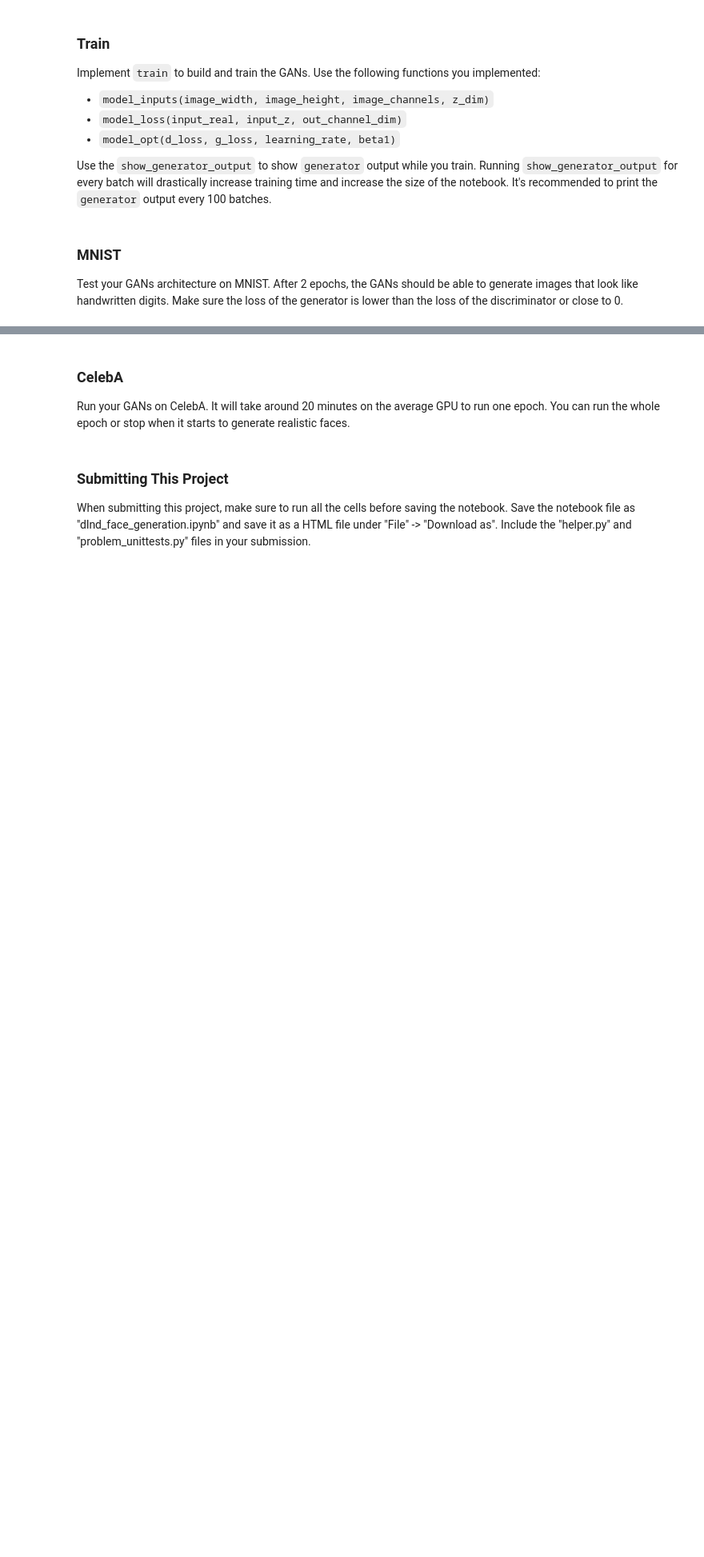
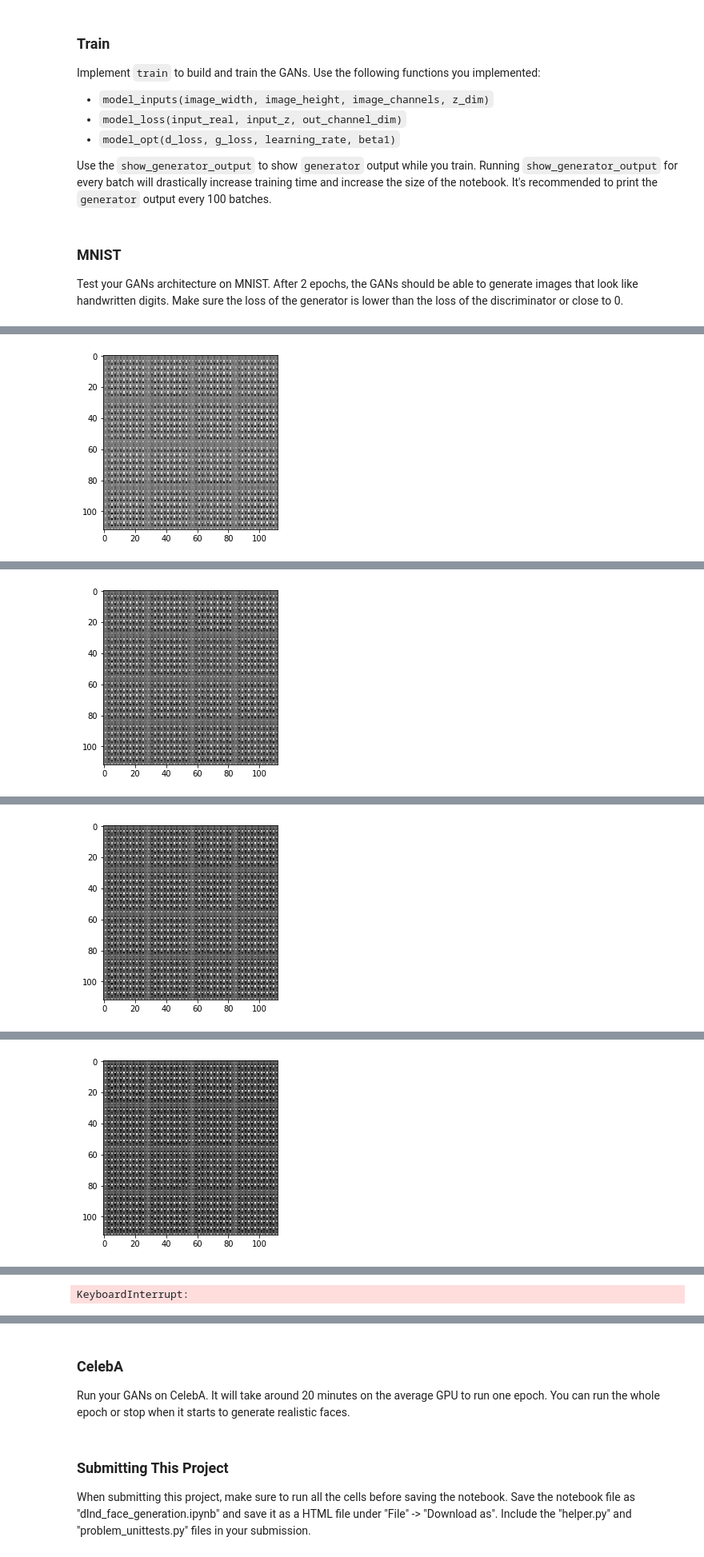
Before and after one commit to abhi1509/deep-learning, a Jupyter notebook: face_generation/dlnd_face_generation.ipynb, the cells around one changed output, grey strips where cells are left out. Shown: that part at 80% size. Cells and saved outputs as stored; diff of their text form; code cells hidden in the pictures; blank space fills up the shorter version.

```diff
--- a/face_generation/dlnd_face_generation.ipynb
+++ b/face_generation/dlnd_face_generation.ipynb
@@ -117,11 +118,11 @@ def model_inputs(image_width, image_height, image_channels, z_dim):
     """
     # TODO: Implement Function
 
-    input = tf.placeholder(tf.float32, (None, image_width, image_height, image_channels), name = 'input')
+    inputs = tf.placeholder(tf.float32, (None, image_width, image_height, image_channels), name = 'input')
     z = tf.placeholder(tf.float32, (None, z_dim), name = 'z')
     lr = tf.placeholder(tf.float32, name = 'learning_rate')
 
-    return input, z, lr
+    return inputs, z, lr
 
 
 """
@@ -195,15 +196,16 @@ def generator(z, out_channel_dim, is_train=True):
         x1 = tf.maximum(alpha*x1, x1)
         #7 x 7 x 512 now
 
-        x1 = tf.layers.conv2d_transpose(x1, filters=256, kernel_size=5, strides=2, padding='SAME')
+        x1 = tf.layers.conv2d_transpose(x1, filters=256, kernel_size=5, strides=1, padding='SAME')
         x1 = tf.layers.batch_normalization(x1, training=is_train)
         x1 = tf.maximum(alpha*x1, x1)
-        # 14 x 14 x256 now
+        # 7 x 7 x 256 now
 
-#         x1 = tf.layers.conv2d_transpose(x1, filters=128, kernel_size=5, strides=2, padding='SAME')
-#         x1 = tf.layers.batch_normalization(x1, training=is_train)
-#         x1 = tf.maximum(alpha*x1, x1)
-#         # 28,28,128 now
+
+        x1 = tf.layers.conv2d_transpose(x1, filters=128, kernel_size=5, strides=2, padding='SAME')
+        x1 = tf.layers.batch_normalization(x1, training=is_train)
+        x1 = tf.maximum(alpha*x1, x1)
+        # 14 x 14 128 now
 
         # Output layer, 28x28xout_channel_dim
         logits = tf.layers.conv2d_transpose(x1, filters=out_channel_dim, kernel_size=5, strides=2, padding='SAME')
@@ -338,21 +340,23 @@ def train(epoch_count, batch_size, z_dim, learning_rate, beta1, get_batches, dat
     :param data_shape: Shape of the data
     :param data_image_mode: The image mode to use for images ("RGB" or "L")
     """
-    n_samples, img_width, img_height, channels = data_shape
+    _, img_width, img_height, channels = data_shape
 
     input_real, input_z, lr = model_inputs(img_width, img_height, channels, z_dim)
     d_loss, g_loss = model_loss(input_real, input_z, channels)
-    d_train_opt, g_train_opt = model_opt(d_loss, g_loss, learning_rate, beta1)
+    d_train_opt, g_train_opt = model_opt(d_loss, g_loss, lr, beta1)
 
     steps = 0
-    generator_output_every = 100
-    print_output_every = 50
+    generator_output_every = 10
+    print_output_every = 2
 
     with tf.Session() as sess:
         sess.run(tf.global_variables_initializer())
         for epoch_i in range(epoch_count):
             for batch_images in get_batches(batch_size):
 
+                #images given are between -0.5 to 0.5. for tanh should be rescaled to -1,1
+                batch_images = batch_images * 2
                 steps += 1
 
                 # Sample random noise for G
@@ -365,15 +369,15 @@ def train(epoch_count, batch_size, z_dim, learning_rate, beta1, get_batches, dat
 
                 if steps % print_output_every == 0:
                     # At the end of each epoch, get the losses and print them out
-                    train_loss_d = d_loss.eval({input_z: batch_z, net.input_real: batch_images})
+                    train_loss_d = d_loss.eval({input_z: batch_z, input_real: batch_images})
                     train_loss_g = g_loss.eval({input_z: batch_z})
 
-                    print("Epoch {}/{}...".format(e+1, epochs),
+                    print("Epoch {}/{}...".format(epoch_i+1, epochs),
                           "Discriminator Loss: {:.4f}...".format(train_loss_d),
                           "Generator Loss: {:.4f}".format(train_loss_g))
 
                 if steps % generator_output_every == 0:
-                    show_generator_output(sess, n_images, input_z, channels, data_image_mode)
+                    show_generator_output(sess, 16, input_z, channels, data_image_mode)
 # %% [markdown]
 ### MNIST
 Test your GANs architecture on MNIST.  After 2 epochs, the GANs should be able to generate images that look like handwritten digits.  Make sure the loss of the generator is lower than the loss of the discriminator or close to 0.
@@ -380,7 +388,7 @@ Test your GANs architecture on MNIST.  After 2 epochs, the GANs should be able t
 # %%
-batch_size = 128
+batch_size = 256
 z_dim = 100
-learning_rate = 0.0002
+learning_rate = 0.0005
 beta1 = 0.5
 
 
@@ -393,3 +401,4 @@ mnist_dataset = helper.Dataset('mnist', glob(os.path.join(data_dir, 'mnist/*.jpg
 with tf.Graph().as_default():
     train(epochs, batch_size, z_dim, learning_rate, beta1, mnist_dataset.get_batches,
           mnist_dataset.shape, mnist_dataset.image_mode)
+# %% [output]
@@ -395,0 +410 @@ with tf.Graph().as_default():
+[figure, added]
@@ -395,0 +416 @@ with tf.Graph().as_default():
+[figure, added]
@@ -395,0 +422 @@ with tf.Graph().as_default():
+[figure, added]
@@ -395,0 +428 @@ with tf.Graph().as_default():
+[figure, added]
@@ -395,0 +431 @@ with tf.Graph().as_default():
+KeyboardInterrupt:
```
Also changed, not shown: parts of 7 cells of this notebook.
